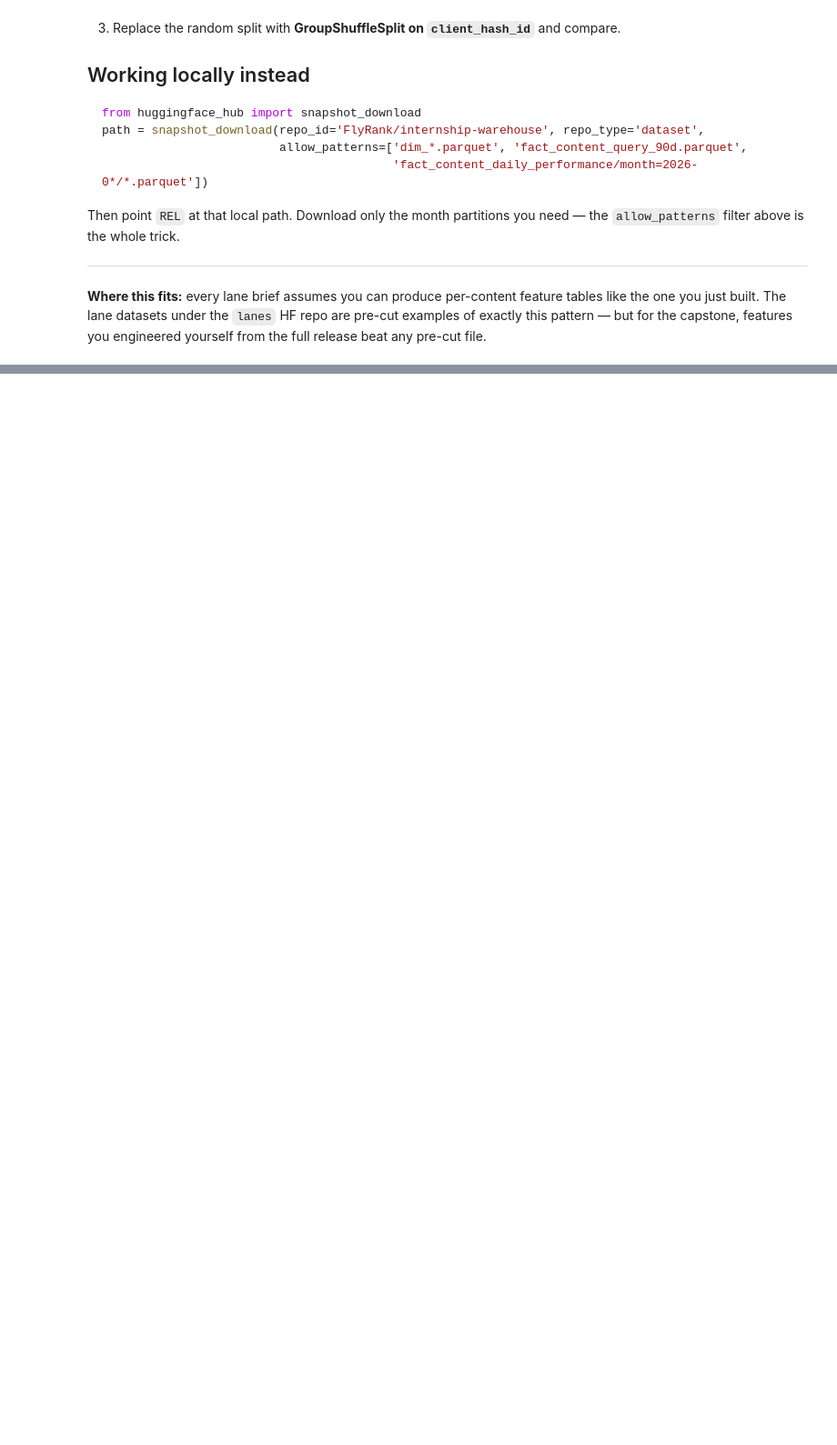
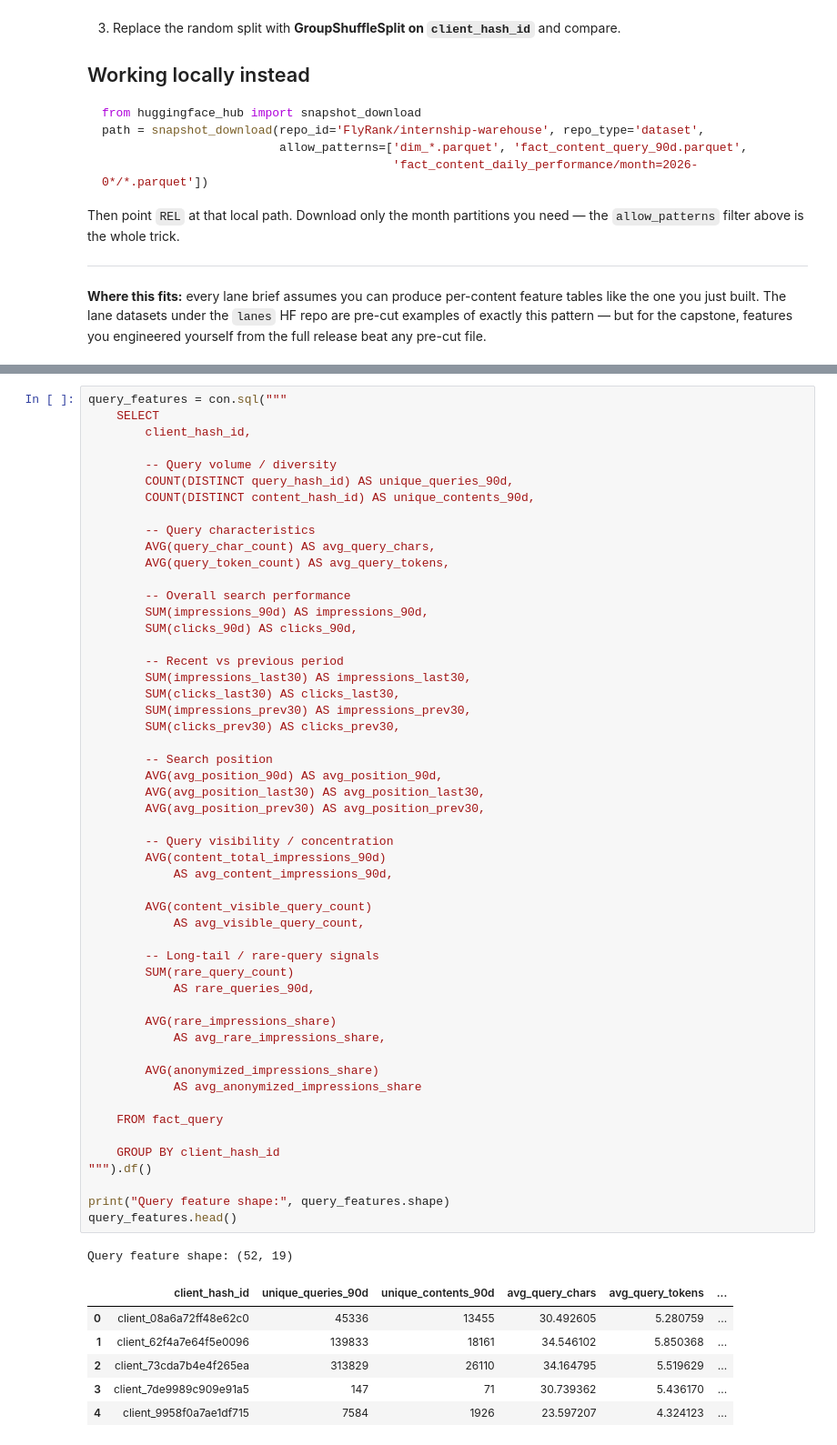
Before and after one commit to BarnaliBhowmik/FlyRank_ML, a Jupyter notebook: notebooks/03_working_with_the_full_release.ipynb, the cells around one changed output, grey strips where cells are left out. Shown at 91% size. Cells and saved outputs as stored; diff of their text form; blank space fills up the shorter version.

```diff
--- a/notebooks/03_working_with_the_full_release.ipynb
+++ b/notebooks/03_working_with_the_full_release.ipynb
@@ -183,0 +691,60 @@ release beat any pre-cut file.
+# %%
+query_features = con.sql("""
+    SELECT
+        client_hash_id,
+
+        -- Query volume / diversity
+        COUNT(DISTINCT query_hash_id) AS unique_queries_90d,
+        COUNT(DISTINCT content_hash_id) AS unique_contents_90d,
+
+        -- Query characteristics
+        AVG(query_char_count) AS avg_query_chars,
+        AVG(query_token_count) AS avg_query_tokens,
+
+        -- Overall search performance
+        SUM(impressions_90d) AS impressions_90d,
+        SUM(clicks_90d) AS clicks_90d,
+
+        -- Recent vs previous period
+        SUM(impressions_last30) AS impressions_last30,
+        SUM(clicks_last30) AS clicks_last30,
+        SUM(impressions_prev30) AS impressions_prev30,
+        SUM(clicks_prev30) AS clicks_prev30,
+
+        -- Search position
+        AVG(avg_position_90d) AS avg_position_90d,
+        AVG(avg_position_last30) AS avg_position_last30,
+        AVG(avg_position_prev30) AS avg_position_prev30,
+
+        -- Query visibility / concentration
+        AVG(content_total_impressions_90d)
+            AS avg_content_impressions_90d,
+
+        AVG(content_visible_query_count)
+            AS avg_visible_query_count,
+
+        -- Long-tail / rare-query signals
+        SUM(rare_query_count)
+            AS rare_queries_90d,
+
+        AVG(rare_impressions_share)
+            AS avg_rare_impressions_share,
+
+        AVG(anonymized_impressions_share)
+            AS avg_anonymized_impressions_share
+
+    FROM fact_query
+
+    GROUP BY client_hash_id
+""").df()
+
+print("Query feature shape:", query_features.shape)
+query_features.head()
+# %% [output]
+Query feature shape: (52, 19)
+|  | client_hash_id | unique_queries_90d | unique_contents_90d | avg_query_chars | avg_query_tokens | ... |
+| 0 | client_08a6a72ff48e62c0 | 45336 | 13455 | 30.492605 | 5.280759 | ... |
+| 1 | client_62f4a7e64f5e0096 | 139833 | 18161 | 34.546102 | 5.850368 | ... |
+| 2 | client_73cda7b4e4f265ea | 313829 | 26110 | 34.164795 | 5.519629 | ... |
+| 3 | client_7de9989c909e91a5 | 147 | 71 | 30.739362 | 5.436170 | ... |
+| 4 | client_9958f0a7ae1df715 | 7584 | 1926 | 23.597207 | 4.324123 | ... |
```
Also changed, not shown: parts of 42 cells of this notebook.
